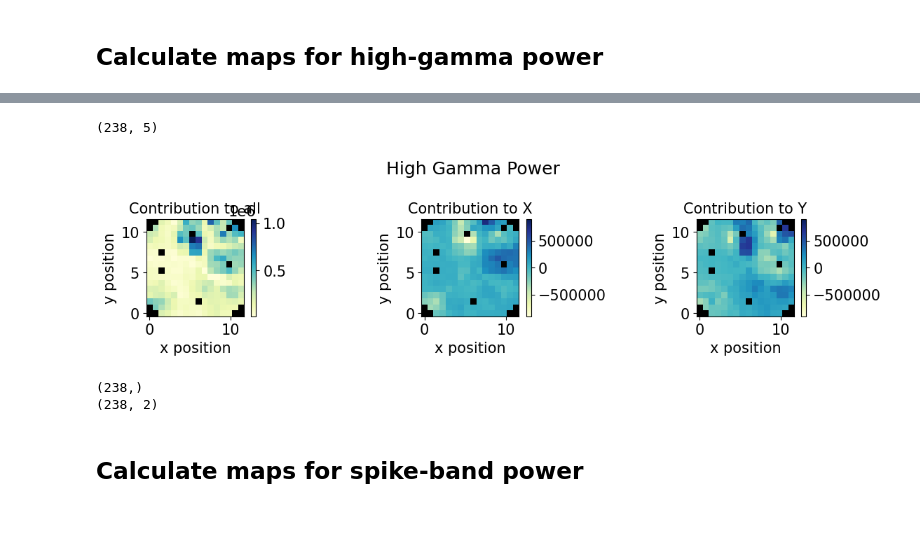
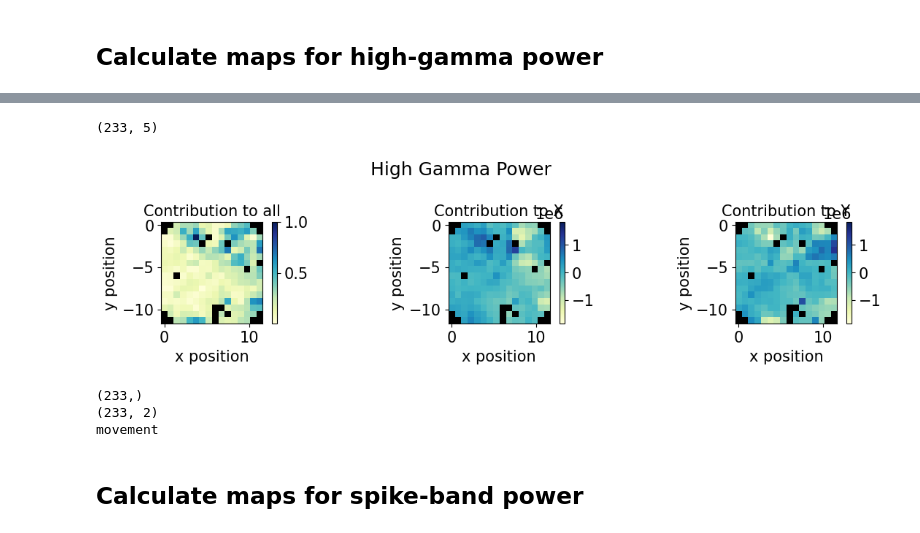
Before and after one commit to rcanfield2/ecog_np_targeting, a Jupyter notebook: ECoG_decoding.ipynb, the cells around one changed output, grey strips where cells are left out. Cells and saved outputs as stored; diff of their text form; code cells hidden in the pictures.

```diff
--- a/ECoG_decoding.ipynb
+++ b/ECoG_decoding.ipynb
@@ -254,0 +339,4 @@ print(len(data_list))
+# %%
+bad_id = [13214, 13221, 13224]
+data_list = [entry for entry in data_list if entry.id not in bad_id]
+print(len(data_list))
@@ -444,13 +532,18 @@ band_name = ['delta','theta','alpha','beta','gamma','hgamma']
 NW = 0.5
 BW = 4 # the number of taper is (2*nw*bw-1)
 t_axis = np.linspace(-time_before,time_after,nt)
-
-# flag = 'acquire'
+# print(flag)
+spec_flag = 'reward'
 NW = 0.5
 BW = 4
-loaded_data = np.load(f'/data/postprocessed/tomo/{subject}_{flag}_{NW}_{BW}_{str(exp_date)}_fir-filt.npz')
+# loaded_data = np.load(f'/data/postprocessed/tomo/spec/{subject}_{flag}_{NW}_{BW}_{str(exp_date)}_fir-filt.npz')
+loaded_data = np.load(f'/data/postprocessed/tomo/ECoG_mapping/spec/{subject}_{spec_flag}_{NW}_{BW}_{str(exp_date)}.npz')
 f_spec = loaded_data['f_spec']
 t_spec = loaded_data['t_spec']
 spec_band = loaded_data['spec_band']
 print(f'{subject}_{flag}_{NW}_{BW}_{str(exp_date)}_fir-filt.npz')
+
+if subject == 'affi':
+    elec_pos[:,0] = elec_pos[:,0]*-1
+    elec_pos[:,[1,0]] = elec_pos[:,[0,1]]
 # %% [output]
@@ -1244,19 +1342,20 @@ def avg_by_condition(data, cond_labels):
 
     return avg_data
 # %%
-import pandas as pds
-ecog_signal_path = "/home/aolab/gdrive/Lab equipment/electrophysiology/210910_ecog_signal_path.xlsx"
-elec_to_pos = "/home/aolab/gdrive/Lab equipment/electrophysiology/our signal path definitions/244ch_viventi_ecog_elec_to_pos.xlsx"
-ecog_signal_path_db = pds.read_excel(ecog_signal_path)
-ecog_layout = pds.read_excel(elec_to_pos)
-elec_channels = np.array(list(range(1,257)), dtype='int')
-elec_pos, acq_ch, elecs = aopy.data.map_acq2pos(ecog_signal_path_db, ecog_layout, elec_channels)
-elec_pos = elec_pos[good_ch]
+# import pandas as pds
+# ecog_signal_path = "/home/aolab/gdrive/Lab equipment/electrophysiology/210910_ecog_signal_path.xlsx"
+# elec_to_pos = "/home/aolab/gdrive/Lab equipment/electrophysiology/our signal path definitions/244ch_viventi_ecog_elec_to_pos.xlsx"
+# ecog_signal_path_db = pds.read_excel(ecog_signal_path)
+# ecog_layout = pds.read_excel(elec_to_pos)
+# elec_channels = np.array(list(range(1,257)), dtype='int')
+# elec_pos, acq_ch, elecs = aopy.data.map_acq2pos(ecog_signal_path_db, ecog_layout, elec_channels)
+# elec_pos = elec_pos[good_ch]
 # %%
 # Convert position trajectories into velocities
 cursor_traj_velo = [np.array([aopy.utils.derivative(np.arange(len(t))/FS, t[:,0]), aopy.utils.derivative(np.arange(len(t))/FS, t[:,1])]).T for t in cursor_traj]
 cursor_leave_idx = get_cursor_leave_center_idx(cursor_traj, metadata['target_radius'])
 npts = int((time_before + time_after)*FS)
+npts = 425
 cursor_traj_mov_on = np.array([cursor_traj_velo[itr][cursor_leave_idx[itr]:(cursor_leave_idx[itr]+npts)] for itr in range(ntr)])
 # cursor_traj_mov_on = np.array([cursor_traj[itr][cursor_leave_idx[itr]:(cursor_leave_idx[itr]+npts)] for itr in range(ntr)])
 # %% [markdown]
@@ -1457,42 +1556,45 @@ scores, test_move, test_pred_move, hg_subspaces, test_label_idx = xval_task_rel_
 # %%
 print(subspaces[:,1,:].shape)
 trdx = np.mean(hg_subspaces[:,0,:], axis=1)
 trdy = np.mean(hg_subspaces[:,1,:], axis=1)
 # trd_all  = np.abs(trdx)+np.abs(trdy)
 trd_all  = np.sqrt(trdx**2+trdy**2)
 # trd_all = np.abs(trdx - trdy)
 
 fig, ax = plt.subplots(1,3, figsize=(12,3))
-data_map = aopy.visualization.get_data_map(trd_all, elec_pos[:,0], elec_pos[:,1])
+data_map = aopy.visualization.get_data_map(trd_all/np.max(trd_all), elec_pos[:,0], elec_pos[:,1])
 im = aopy.visualization.plot_spatial_map(data_map, elec_pos[:,0], elec_pos[:,1], cmap='YlGnBu', ax=ax[0])
 # im.set_clim(, 10)
 cb = plt.colorbar(im)
 ax[0].set_title('Contribution to all')
 
 data_map = aopy.visualization.get_data_map(trdx, elec_pos[:,0], elec_pos[:,1])
 im = aopy.visualization.plot_spatial_map(data_map, elec_pos[:,0], elec_pos[:,1], cmap='YlGnBu', ax=ax[1])
 im.set_clim(-np.max(np.abs([trdx, trdy])), np.max(np.abs([trdx, trdy])))
 cb = plt.colorbar(im)
 ax[1].set_title('Contribution to X')
 
 data_map = aopy.visualization.get_data_map(trdy, elec_pos[:,0], elec_pos[:,1])
 im = aopy.visualization.plot_spatial_map(data_map, elec_pos[:,0], elec_pos[:,1], cmap='YlGnBu', ax=ax[2])
 im.set_clim(-np.max(np.abs([trdx, trdy])), np.max(np.abs([trdx, trdy])))
 cb = plt.colorbar(im)
 ax[2].set_title('Contribution to Y')
 
 plt.suptitle('High Gamma Power')
 fig.tight_layout()
 plt.show()
 # %% [output]
-(238, 5)
+(233, 5)
-[figure, old version]
+[figure, new version]
-# %%
-print(trd_all.shape)
-print(elec_pos.shape)
-# %% [output]
-(238,)
-(238, 2)
+# %%
+print(trd_all.shape)
+print(elec_pos.shape)
+print(flag)
+# print(f'/media/moor-data/results/Ryan/neuropixel_targeting/ecog_decoding_maps/{subject}_{flag}_LinRegAll_{band_name[band_idx]}')
+# %% [output]
+(233,)
+(233, 2)
+movement
 # %%
 # Save
 band_idx=5
```
Also changed, not shown: parts of 29 cells of this notebook, 10 other files.
